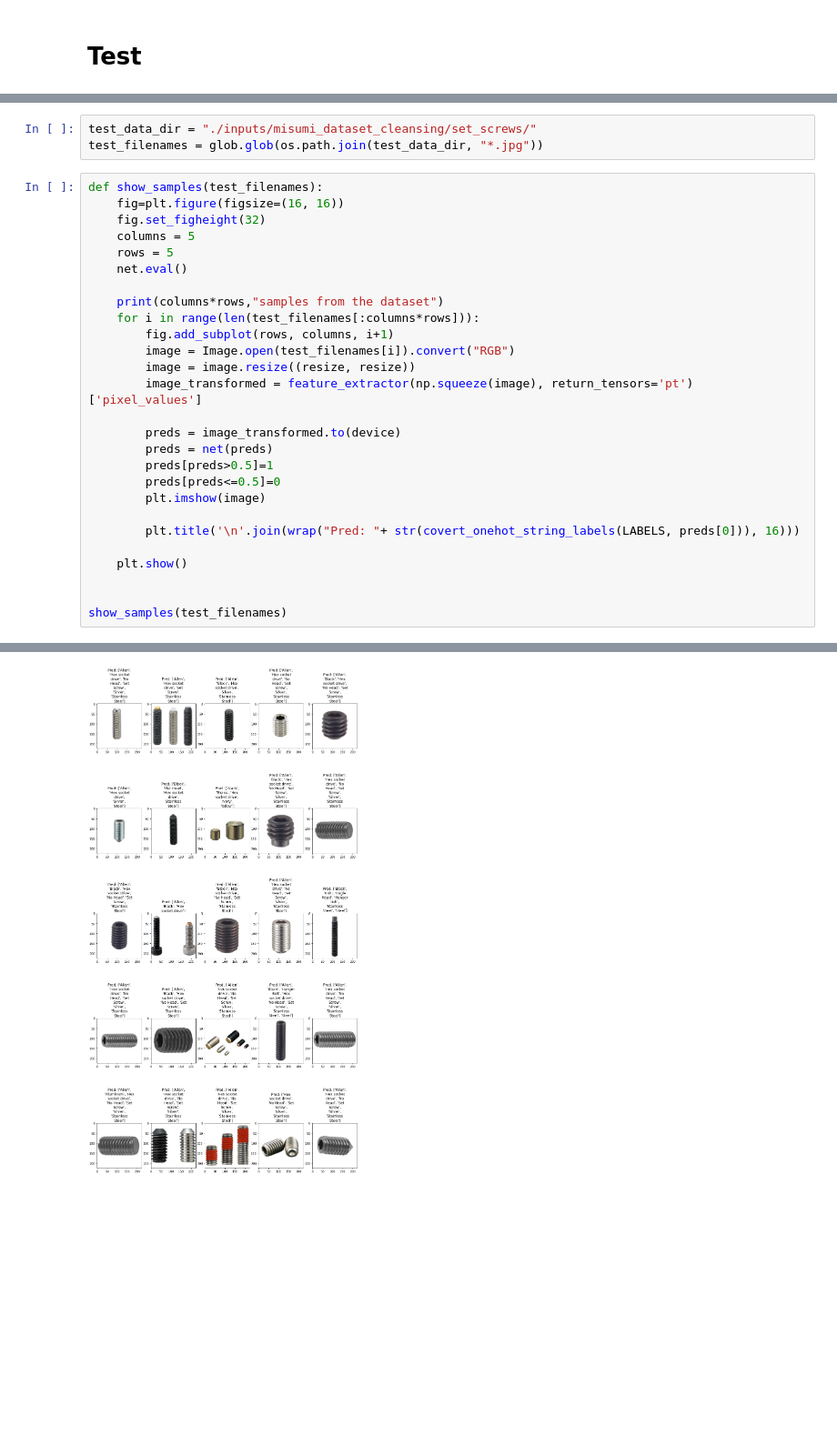
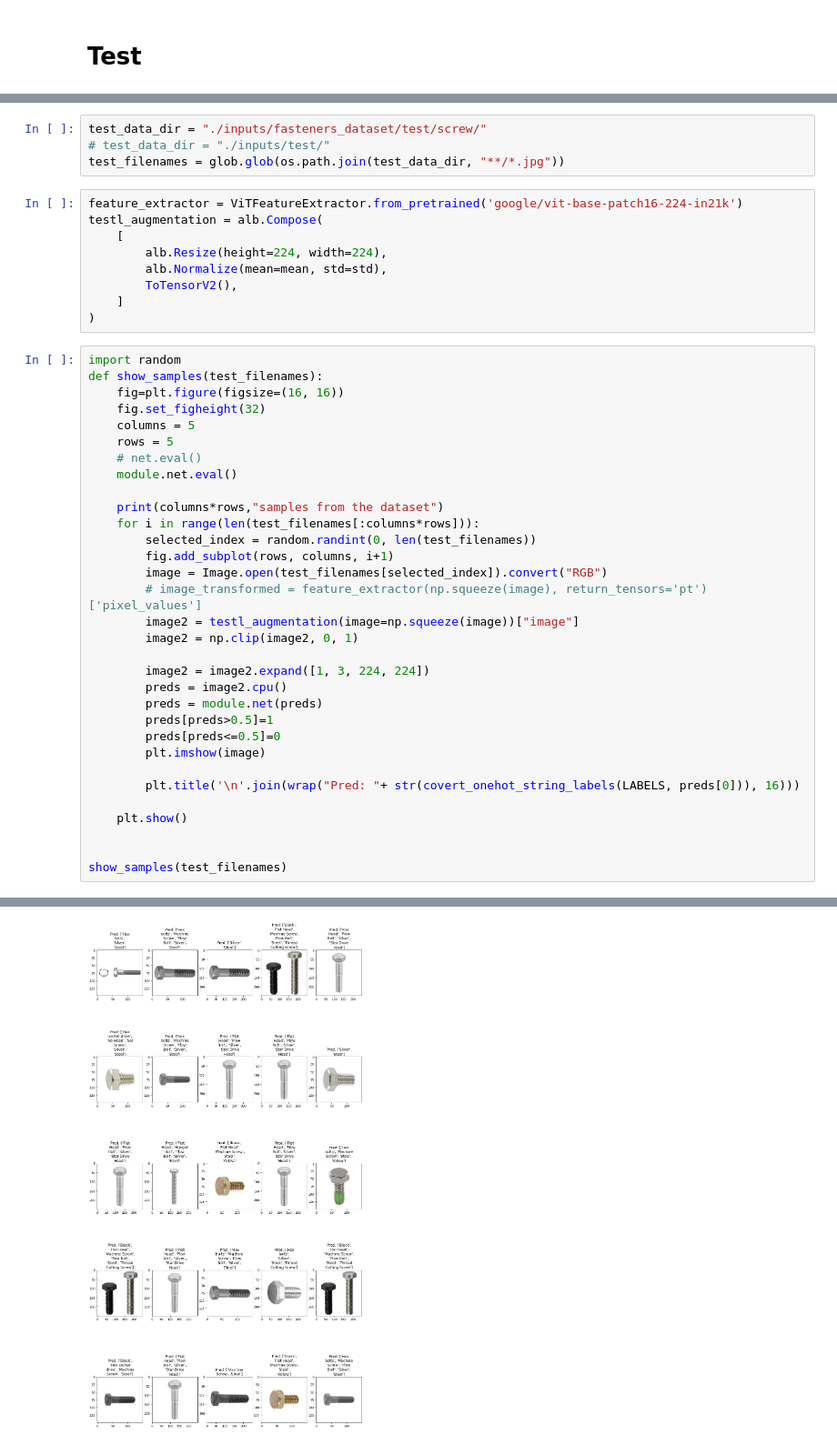
Before and after one commit to RyutaroInatsu/ImageAnnotationChallenge, a Jupyter notebook: notebooks/ImageTaggingChallenge.ipynb, the cells around one changed output, grey strips where cells are left out. Shown at 91% size. Drawn from its saved outputs; the diff is of its cells as text; blank space fills up the shorter version.

Commit message:
Left result of tests.

```diff
--- a/notebooks/ImageTaggingChallenge.ipynb
+++ b/notebooks/ImageTaggingChallenge.ipynb
@@ -635,33 +638,48 @@ trainer.test(test_dataloaders=test)
 # %%
-test_data_dir = "./inputs/misumi_dataset_cleansing/set_screws/"
-test_filenames = glob.glob(os.path.join(test_data_dir, "*.jpg"))
+test_data_dir = "./inputs/fasteners_dataset/test/screw/"
+# test_data_dir = "./inputs/test/"
+test_filenames = glob.glob(os.path.join(test_data_dir, "**/*.jpg"))
+# %%
+feature_extractor = ViTFeatureExtractor.from_pretrained('google/vit-base-patch16-224-in21k')
+testl_augmentation = alb.Compose(
+    [
+        alb.Resize(height=224, width=224),
+        alb.Normalize(mean=mean, std=std),
+        ToTensorV2(),
+    ]
+)
 # %%
+import random
 def show_samples(test_filenames):
     fig=plt.figure(figsize=(16, 16))
     fig.set_figheight(32)
     columns = 5
     rows = 5
-    net.eval()
+    # net.eval()
+    module.net.eval()
 
     print(columns*rows,"samples from the dataset")
     for i in range(len(test_filenames[:columns*rows])):
+        selected_index = random.randint(0, len(test_filenames))
         fig.add_subplot(rows, columns, i+1)
-        image = Image.open(test_filenames[i]).convert("RGB")
-        image = image.resize((resize, resize))
-        image_transformed = feature_extractor(np.squeeze(image), return_tensors='pt')['pixel_values']
+        image = Image.open(test_filenames[selected_index]).convert("RGB")
+        # image_transformed = feature_extractor(np.squeeze(image), return_tensors='pt')['pixel_values']
+        image2 = testl_augmentation(image=np.squeeze(image))["image"]
+        image2 = np.clip(image2, 0, 1)
 
-        preds = image_transformed.to(device)
-        preds = net(preds)
+        image2 = image2.expand([1, 3, 224, 224])
+        preds = image2.cpu()
+        preds = module.net(preds)
         preds[preds>0.5]=1
         preds[preds<=0.5]=0
         plt.imshow(image)
 
         plt.title('\n'.join(wrap("Pred: "+ str(covert_onehot_string_labels(LABELS, preds[0])), 16)))
 
     plt.show()
 
 
 show_samples(test_filenames)
 # %% [output]
 25 samples from the dataset
-[figure, old version]
+[figure, new version]
```
Also changed, not shown: parts of 10 cells of this notebook.
